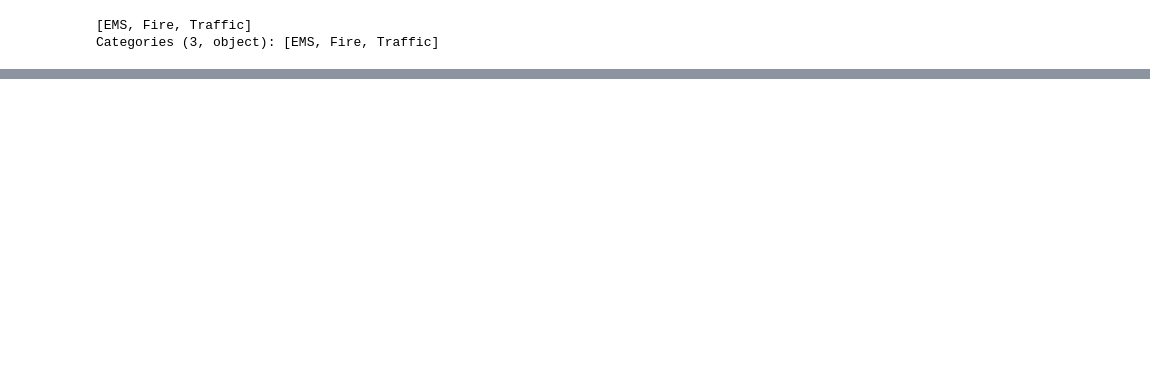
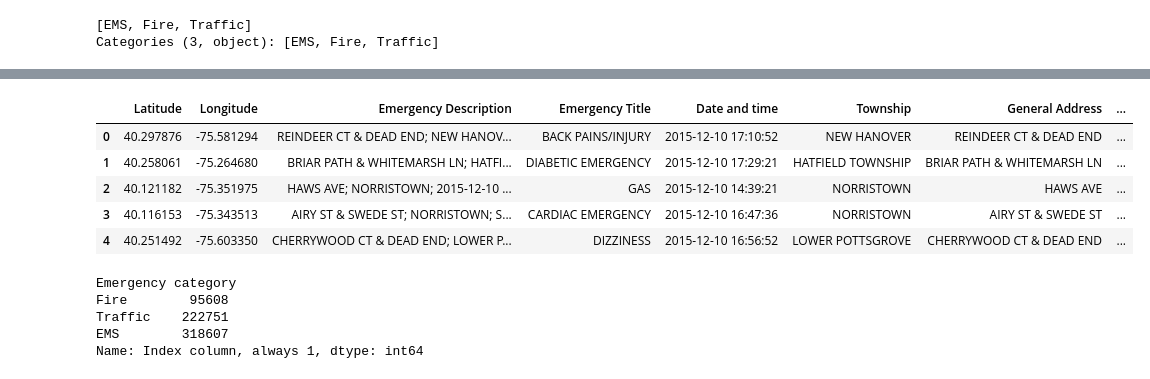
Before and after one commit to SylwiaK-S/911, a Jupyter notebook: 911 Calls.ipynb, the cells around one changed output, grey strips where cells are left out. Cells and saved outputs as stored; diff of their text form; code cells hidden in the pictures; blank space fills up the shorter version.

```diff
--- a/911 Calls.ipynb
+++ b/911 Calls.ipynb
@@ -114,0 +90,2 @@ array([' BACK PAINS/INJURY', ' DIABETIC EMERGENCY', ' GAS',
+# %%
+df.dropna(subset=['Township'], inplace=True)
@@ -192 +110,18 @@ df[df['Township'] == 'DELAWARE COUNTY']
+# %%
+df.head()
+# %% [output]
+|  | Latitude | Longitude | Emergency Description | Emergency Title | Date and time | Township | General Address | ... |
+| 0 | 40.297876 | -75.581294 | REINDEER CT & DEAD END; NEW HANOV... | BACK PAINS/INJURY | 2015-12-10 17:10:52 | NEW HANOVER | REINDEER CT & DEAD END | ... |
+| 1 | 40.258061 | -75.264680 | BRIAR PATH & WHITEMARSH LN; HATFI... | DIABETIC EMERGENCY | 2015-12-10 17:29:21 | HATFIELD TOWNSHIP | BRIAR PATH & WHITEMARSH LN | ... |
+| 2 | 40.121182 | -75.351975 | HAWS AVE; NORRISTOWN; 2015-12-10 ... | GAS | 2015-12-10 14:39:21 | NORRISTOWN | HAWS AVE | ... |
+| 3 | 40.116153 | -75.343513 | AIRY ST & SWEDE ST; NORRISTOWN; S... | CARDIAC EMERGENCY | 2015-12-10 16:47:36 | NORRISTOWN | AIRY ST & SWEDE ST | ... |
+| 4 | 40.251492 | -75.603350 | CHERRYWOOD CT & DEAD END; LOWER P... | DIZZINESS | 2015-12-10 16:56:52 | LOWER POTTSGROVE | CHERRYWOOD CT & DEAD END | ... |
+# %%
+df.groupby(['Emergency category'])['Index column, always 1'].sum().sort_values()
+# %% [output]
+Emergency category
+Fire        95608
+Traffic    222751
+EMS        318607
+Name: Index column, always 1, dtype: int64
 # %%
```
Also changed, not shown: parts of 16 cells of this notebook.
